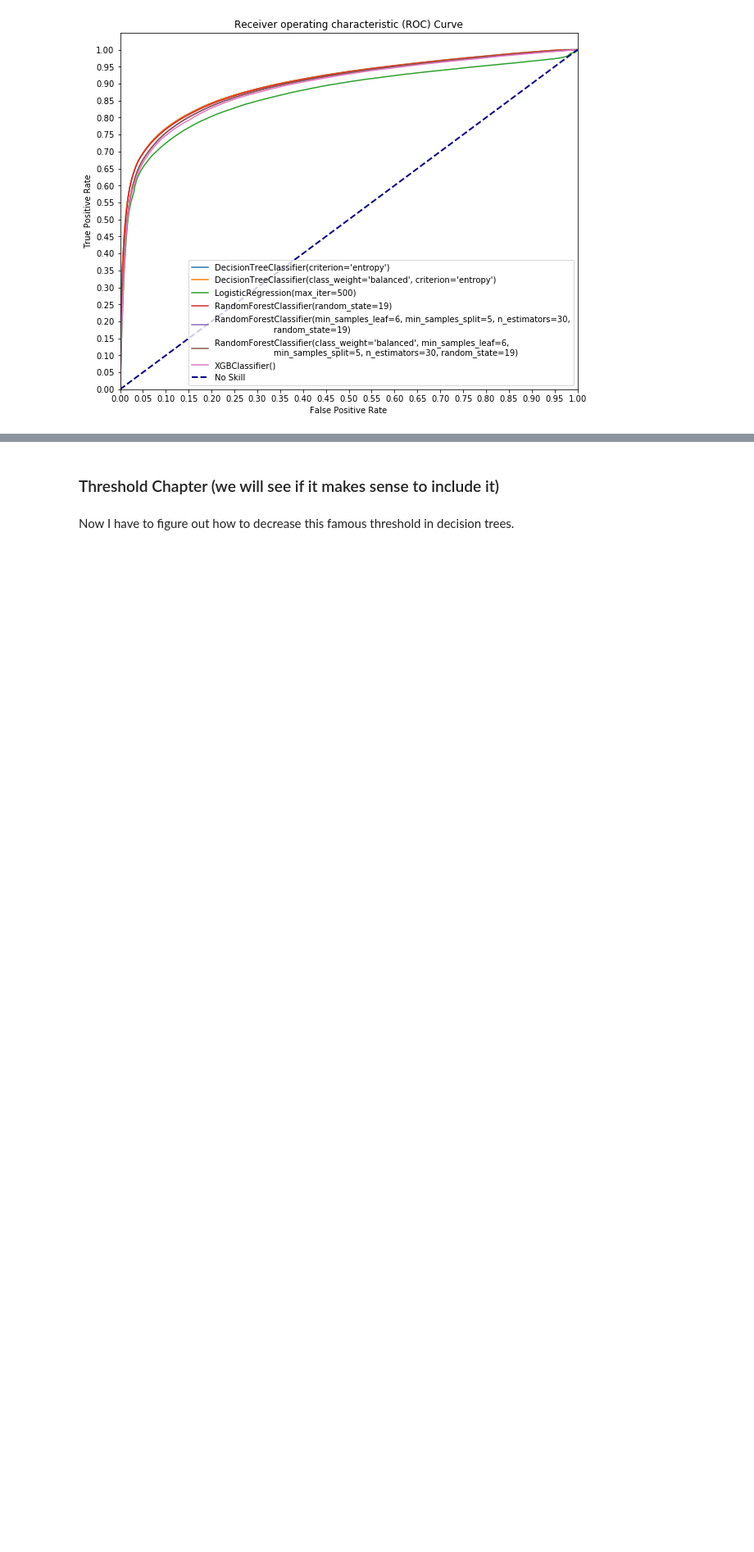
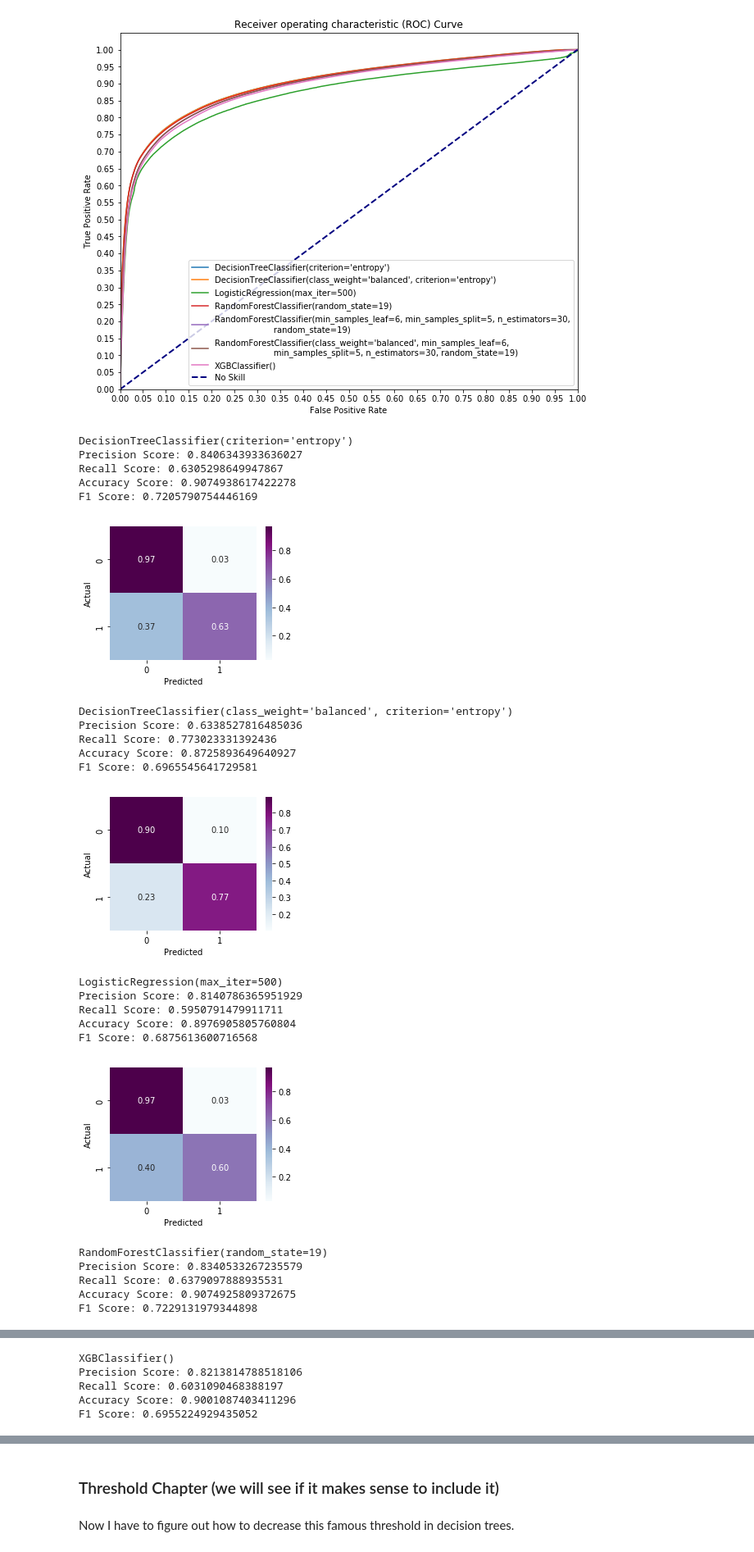
Before and after one commit to MNLKuzmin/Phase3project, a Jupyter notebook: CovidNotebook.ipynb, the cells around one changed output, grey strips where cells are left out. Shown at 82% size. Drawn from its saved outputs; the diff is of its cells as text; code cells hidden in the pictures; blank space fills up the shorter version.

```diff
--- a/CovidNotebook.ipynb
+++ b/CovidNotebook.ipynb
@@ -1066,3 +1066,39 @@ AUC for RandomForestClassifier(class_weight='balanced', min_samples_leaf=6,
 AUC for XGBClassifier(): 0.890351221984758
 -------------------------------------------------------------------------------------
 [figure]
+# %%
+for i in models:
+    preds=i.predict(X_train)
+    print(i)
+    print_metrics(y_train, preds)
+    cm = confusion_matrix(y_train, preds)
+    cmn = cm.astype('float') / cm.sum(axis=1)[:, np.newaxis]
+    fig, ax = plt.subplots(figsize=(4,3))
+    sns.heatmap(cmn, annot=True, fmt='.2f', cmap='BuPu')
+    plt.ylabel('Actual')
+    plt.xlabel('Predicted')
+    plt.show(block=False)
+# %% [output]
+DecisionTreeClassifier(criterion='entropy')
+Precision Score: 0.8406343933636027
+Recall Score: 0.6305298649947867
+Accuracy Score: 0.9074938617422278
+F1 Score: 0.7205790754446169
+[figure, added]
+DecisionTreeClassifier(class_weight='balanced', criterion='entropy')
+Precision Score: 0.6338527816485036
+Recall Score: 0.773023331392436
+Accuracy Score: 0.8725893649640927
+F1 Score: 0.6965545641729581
+[figure, added]
+LogisticRegression(max_iter=500)
+Precision Score: 0.8140786365951929
+Recall Score: 0.5950791479911711
+Accuracy Score: 0.8976905805760804
+F1 Score: 0.6875613600716568
+[figure, added]
+RandomForestClassifier(random_state=19)
+Precision Score: 0.8340533267235579
+Recall Score: 0.6379097888935531
+Accuracy Score: 0.9074925809372675
+F1 Score: 0.7229131979344898
@@ -1068,0 +1120,5 @@ AUC for XGBClassifier(): 0.890351221984758
+XGBClassifier()
+Precision Score: 0.8213814788518106
+Recall Score: 0.6031090468388197
+Accuracy Score: 0.9001087403411296
+F1 Score: 0.6955224929435052
```
Also changed, not shown: parts of 1 cell of this notebook.
